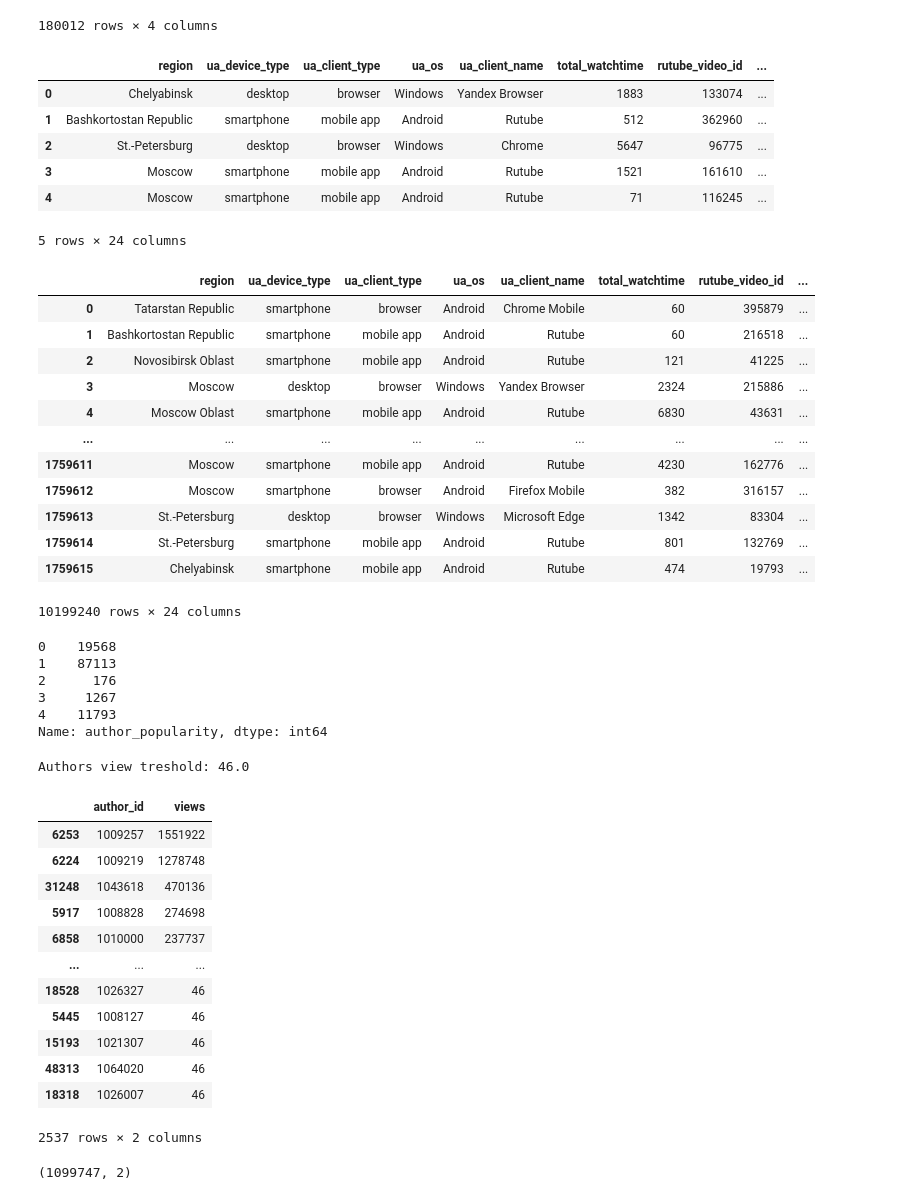
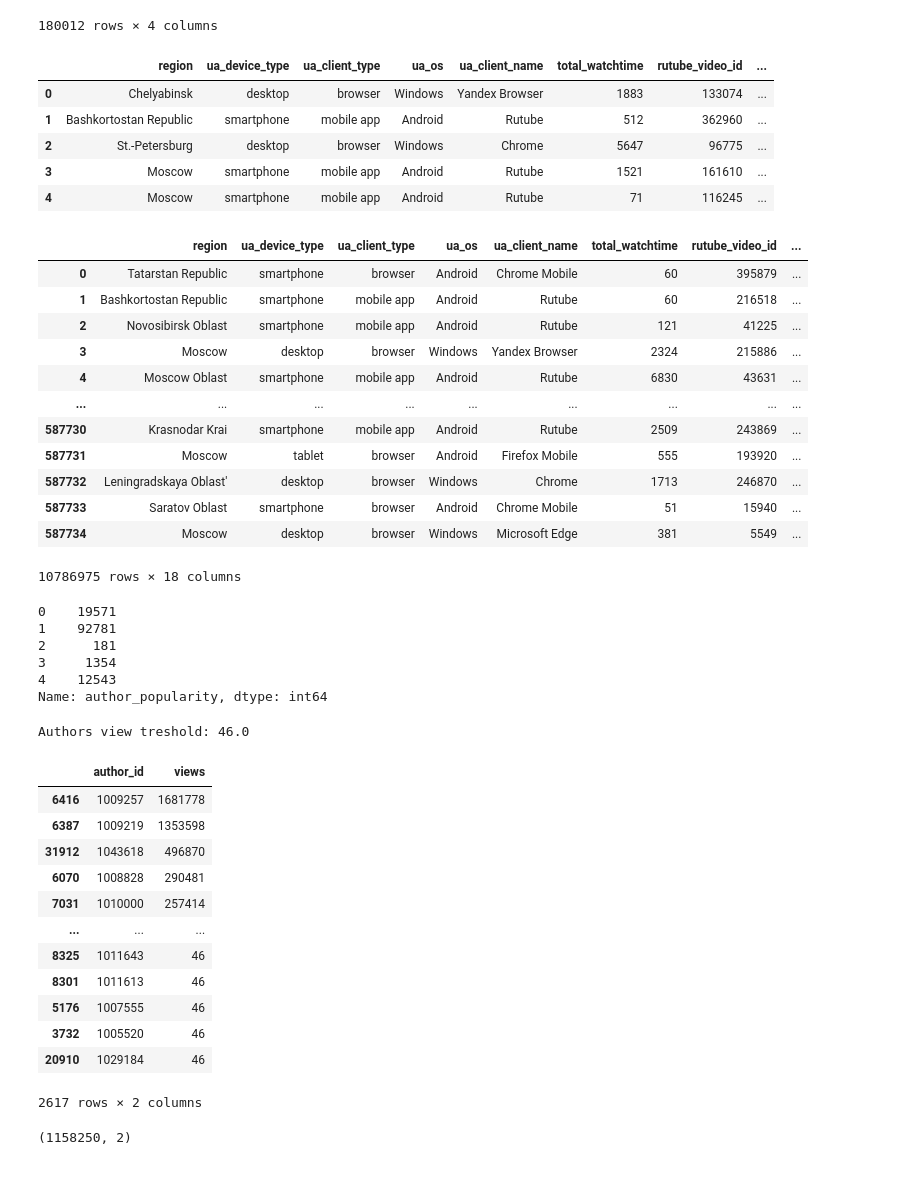
Before and after one commit to Paspasuy/SocDemPrediction, a Jupyter notebook: personal/flypew/als.ipynb, the cells around one changed output. Cells and saved outputs as stored; diff of their text form; code cells hidden in the pictures.

```diff
--- a/personal/flypew/als.ipynb
+++ b/personal/flypew/als.ipynb
@@ -9,6 +9,7 @@ from tqdm import tqdm
 # %%
 path = "../../data/"
 train_data = pd.read_csv(path + 'train_events.csv')
+test_data = pd.read_csv(path + 'test_events.csv')
 all_data = pd.read_csv(path + 'all_events.csv')
 video = pd.read_csv(path + 'video_info_v2.csv')
 targets = pd.read_csv(path + 'train_targets.csv')
@@ -26,6 +31,8 @@ os.chdir(original_cwd)
 # %%
 all_events, _ = Imputer().transform(all_data, video,
                                     pd.DataFrame(index=all_data.viewer_uid.unique(), columns=['sex', 'age', 'age_class']))
+test_events, _ = Imputer().transform(test_data, video,
+                                    pd.DataFrame(index=test_data.viewer_uid.unique(), columns=['sex', 'age', 'age_class']))
 train_events, targets = Imputer().transform(train_data, video, targets)
 targets
 # %% [output]
@@ -45,6 +52,7 @@ targets
 # %%
 train_events = train_events.merge(targets, on='viewer_uid')
 all_events[['sex', 'age', 'age_class']] = None
+test_events[['sex', 'age', 'age_class']] = None
 train_events.head()
 # %% [output]
 |  | region | ua_device_type | ua_client_type | ua_os | ua_client_name | total_watchtime | rutube_video_id | ... |
@@ -53,35 +61,34 @@ train_events.head()
 | 2 | St.-Petersburg | desktop | browser | Windows | Chrome | 5647 | 96775 | ... |
 | 3 | Moscow | smartphone | mobile app | Android | Rutube | 1521 | 161610 | ... |
 | 4 | Moscow | smartphone | mobile app | Android | Rutube | 71 | 116245 | ... |
-5 rows × 24 columns
 # %%
-all_events = pd.concat([all_events, train_events], axis=0)
+all_events = pd.concat([all_events, train_events, test_events], axis=0)
 all_events
 # %% [output]
 |  | region | ua_device_type | ua_client_type | ua_os | ua_client_name | total_watchtime | rutube_video_id | ... |
 | 0 | Tatarstan Republic | smartphone | browser | Android | Chrome Mobile | 60 | 395879 | ... |
 | 1 | Bashkortostan Republic | smartphone | mobile app | Android | Rutube | 60 | 216518 | ... |
 | 2 | Novosibirsk Oblast | smartphone | mobile app | Android | Rutube | 121 | 41225 | ... |
 | 3 | Moscow | desktop | browser | Windows | Yandex Browser | 2324 | 215886 | ... |
 | 4 | Moscow Oblast | smartphone | mobile app | Android | Rutube | 6830 | 43631 | ... |
 | ... | ... | ... | ... | ... | ... | ... | ... | ... |
-| 1759611 | Moscow | smartphone | mobile app | Android | Rutube | 4230 | 162776 | ... |
-| 1759612 | Moscow | smartphone | browser | Android | Firefox Mobile | 382 | 316157 | ... |
-| 1759613 | St.-Petersburg | desktop | browser | Windows | Microsoft Edge | 1342 | 83304 | ... |
-| 1759614 | St.-Petersburg | smartphone | mobile app | Android | Rutube | 801 | 132769 | ... |
-| 1759615 | Chelyabinsk | smartphone | mobile app | Android | Rutube | 474 | 19793 | ... |
+| 587730 | Krasnodar Krai | smartphone | mobile app | Android | Rutube | 2509 | 243869 | ... |
+| 587731 | Moscow | tablet | browser | Android | Firefox Mobile | 555 | 193920 | ... |
+| 587732 | Leningradskaya Oblast' | desktop | browser | Windows | Chrome | 1713 | 246870 | ... |
+| 587733 | Saratov Oblast | smartphone | browser | Android | Chrome Mobile | 51 | 15940 | ... |
+| 587734 | Moscow | desktop | browser | Windows | Microsoft Edge | 381 | 5549 | ... |
-10199240 rows × 24 columns
+10786975 rows × 18 columns
 # %%
 author_popularity = all_events.groupby('author_id')['viewer_uid'].nunique()
 author_popularity.name = 'author_popularity'
 all_events = all_events.merge(author_popularity, on='author_id')
 all_events['author_popularity'].head()
 # %% [output]
-0    19568
-1    87113
-2      176
-3     1267
-4    11793
+0    19571
+1    92781
+2      181
+3     1354
+4    12543
 Name: author_popularity, dtype: int64
 # %%
 authors_treshold = author_popularity.quantile(0.98)
@@ -92,24 +99,24 @@ popular_authors
 # %% [output]
 Authors view treshold: 46.0
 |  | author_id | views |
-| 6253 | 1009257 | 1551922 |
-| 6224 | 1009219 | 1278748 |
-| 31248 | 1043618 | 470136 |
-| 5917 | 1008828 | 274698 |
-| 6858 | 1010000 | 237737 |
+| 6416 | 1009257 | 1681778 |
+| 6387 | 1009219 | 1353598 |
+| 31912 | 1043618 | 496870 |
+| 6070 | 1008828 | 290481 |
+| 7031 | 1010000 | 257414 |
 | ... | ... | ... |
-| 18528 | 1026327 | 46 |
-| 5445 | 1008127 | 46 |
-| 15193 | 1021307 | 46 |
-| 48313 | 1064020 | 46 |
-| 18318 | 1026007 | 46 |
+| 8325 | 1011643 | 46 |
+| 8301 | 1011613 | 46 |
+| 5176 | 1007555 | 46 |
+| 3732 | 1005520 | 46 |
+| 20910 | 1029184 | 46 |
-2537 rows × 2 columns
+2617 rows × 2 columns
 # %%
 active_users = all_events[all_events.author_id.isin(popular_authors.author_id)].groupby(
     'viewer_uid').size().reset_index().rename(columns={0: 'count'})
 active_users.shape
 # %% [output]
-(1099747, 2)
+(1158250, 2)
 # %%
 print(f"Active users: {active_users.shape[0] / all_events.viewer_uid.nunique():.4f} percent")
 # %% [output]
```
Also changed, not shown: parts of 7 cells of this notebook, 2 other files.
